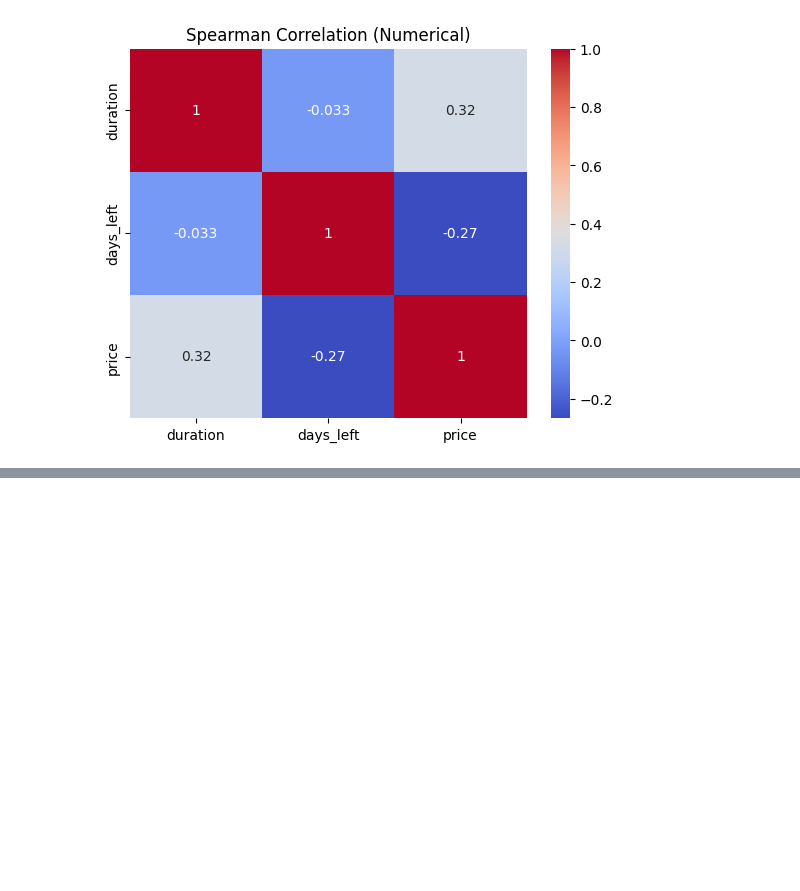
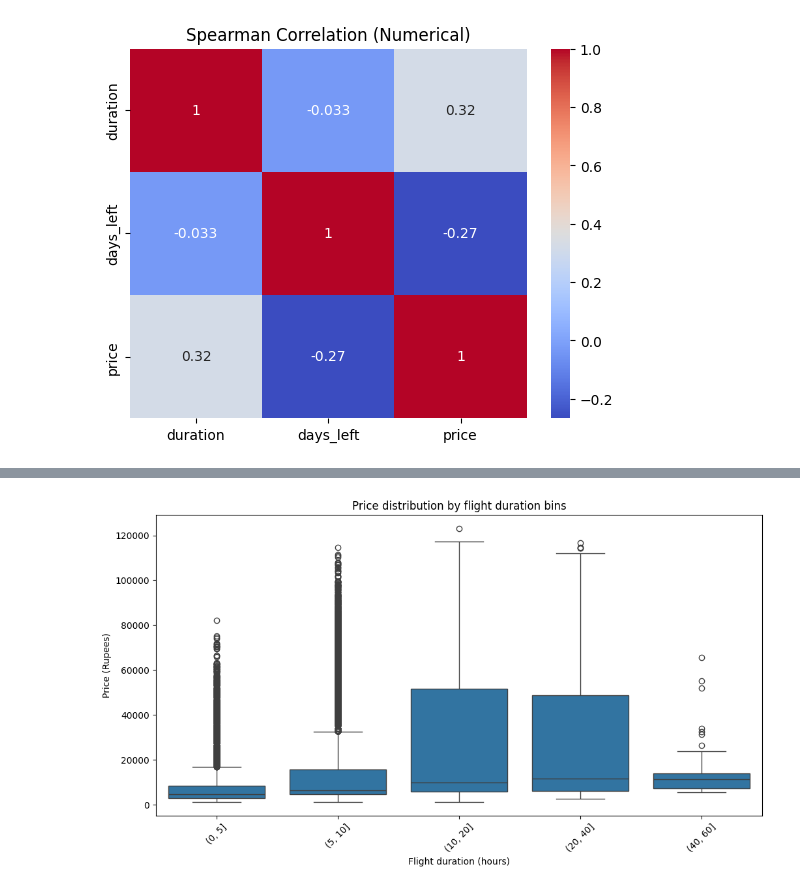
Before and after one commit to Binardino/ML---Flight-Price-Prediction, a Jupyter notebook: notebook/notebook_flight_price.ipynb, the cells around one changed output, grey strips where cells are left out. Saved outputs shown, nothing was run; the diff lists cells and outputs as text; code cells hidden in the pictures; blank space fills up the shorter version.

```diff
--- a/notebook/notebook_flight_price.ipynb
+++ b/notebook/notebook_flight_price.ipynb
@@ -270,0 +290,19 @@ Spearman correlations
+# %%
+df["duration_bin"] = pd.cut(
+    df["duration"],
+    bins=[0, 5, 10, 20, 40, 60]
+)
+
+plt.figure(figsize=(12, 6))
+sns.boxplot(
+    data=df,
+    x="duration_bin",
+    y="price"
+)
+plt.title("Price distribution by flight duration bins")
+plt.xlabel("Flight duration (hours)")
+plt.ylabel("Price (Rupees)")
+plt.xticks(rotation=45)
+plt.show()
+# %% [output]
+[figure, added]
```
Also changed, not shown: parts of 2 cells of this notebook.
